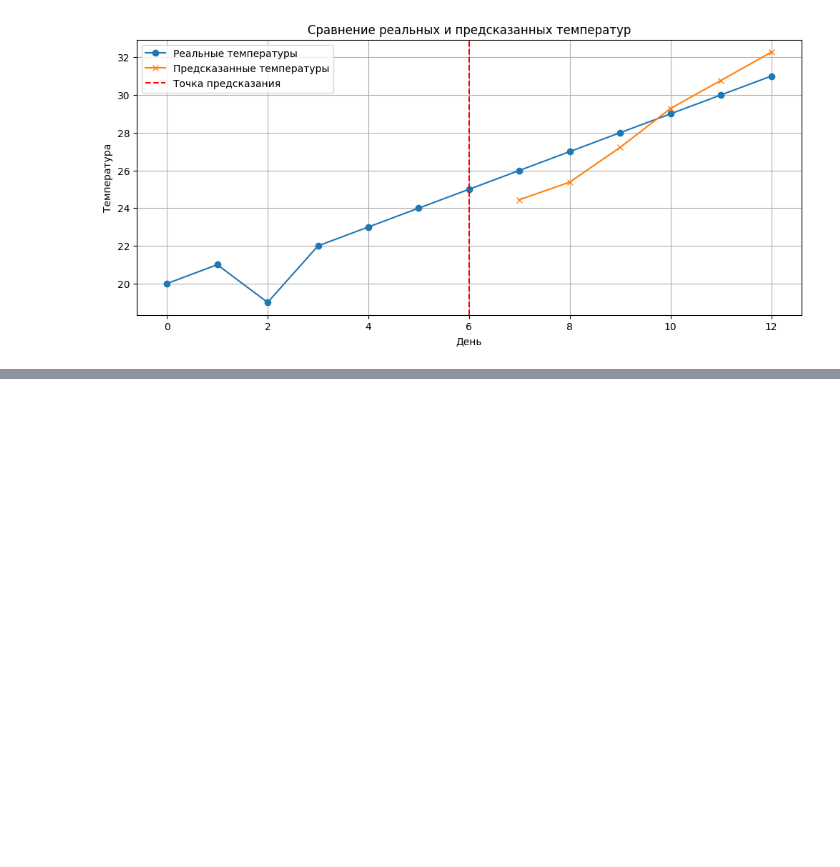
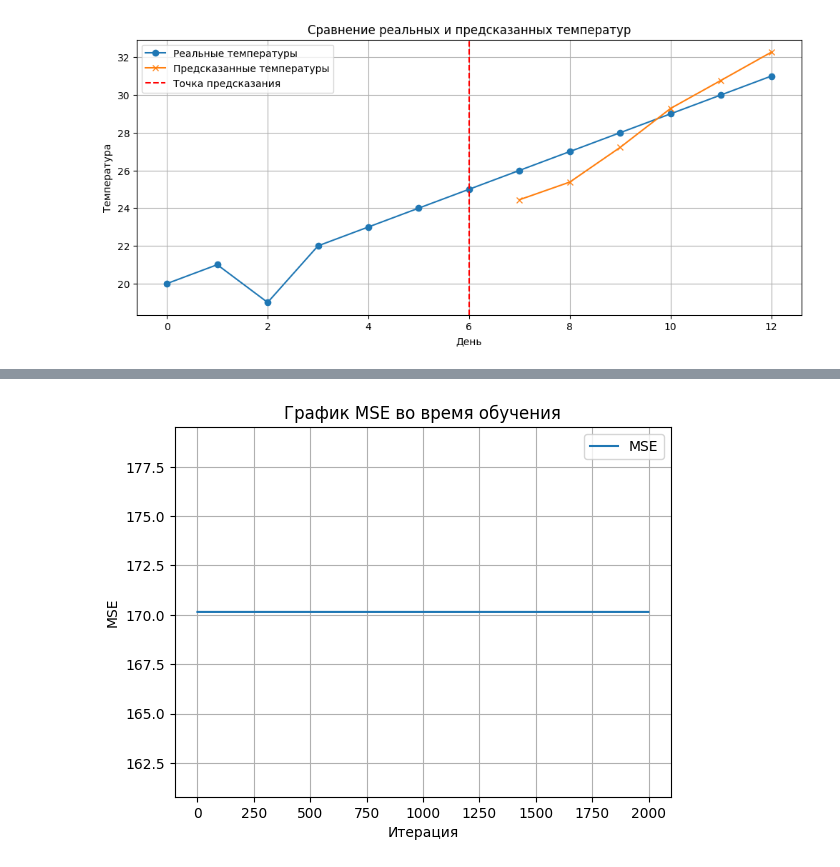
Before and after one commit to CodeHunterOfficial/AI_DataMining, a Jupyter notebook: DL/1_1_2_Многослойные_персептроны_(MLP)_для_задачи_регрессии.ipynb, the cells around one changed output, grey strips where cells are left out. Saved outputs shown, nothing was run; the diff lists cells and outputs as text; code cells hidden in the pictures; blank space fills up the shorter version.

```diff
--- a/DL/1_1_2_Многослойные_персептроны_(MLP)_для_задачи_регрессии.ipynb
+++ b/DL/1_1_2_Многослойные_персептроны_(MLP)_для_задачи_регрессии.ipynb
@@ -280,0 +274,91 @@ MLP можно использовать для самых разных зада
+# %%
+import numpy as np
+from sklearn.model_selection import train_test_split
+from sklearn.neural_network import MLPRegressor
+from sklearn.metrics import mean_squared_error
+import matplotlib.pyplot as plt
+
+class MultiplicationMLP:
+    def __init__(self, hidden_layer_sizes=(128, 128, 128), max_iter=2000):
+        """
+        Инициализация модели MLP для умножения.
+
+        :param hidden_layer_sizes: Кортеж с размерами скрытых слоев.
+        :param max_iter: Максимальное количество итераций для обучения.
+        """
+        self.hidden_layer_sizes = hidden_layer_sizes
+        self.max_iter = max_iter
+        self.model = MLPRegressor(hidden_layer_sizes=self.hidden_layer_sizes,
+                                   activation='tanh',
+                                   max_iter=self.max_iter,
+                                   random_state=42)
+
+    def generate_data(self, start=1, end=20):
+        """
+        Генерация данных для таблицы умножения.
+
+        :param start: Начальное число для генерации (включительно).
+        :param end: Конечное число для генерации (включительно).
+        :return: Входные и выходные данные.
+        """
+        X = []
+        y = []
+        for i in range(start, end + 1):
+            for j in range(start, end + 1):
+                X.append([i, j])
+                y.append(i * j)
+        return np.array(X), np.array(y)
+
+    def train(self, X, y):
+        """
+        Обучение модели на заданных данных.
+
+        :param X: Входные данные.
+        :param y: Выходные данные.
+        """
+        X_train, X_test, y_train, y_test = train_test_split(X, y, test_size=0.2, random_state=42)
+        self.model.fit(X_train, y_train)
+
+        # Сбор значений MSE для графика
+        self.mse_values = []
+        for i in range(1, self.max_iter + 1):
+            # Прогнозируем значения на тестовой выборке
+            y_pred = self.model.predict(X_test)
+            mse = mean_squared_error(y_test, y_pred)
+            self.mse_values.append(mse)
+
+        # Отображаем график MSE
+        plt.plot(self.mse_values, label='MSE')
+        plt.title('График MSE во время обучения')
+        plt.xlabel('Итерация')
+        plt.ylabel('MSE')
+        plt.legend()
+        plt.grid()
+        plt.show()
+
+        # Вывод MSE на тестовой выборке
+        final_mse = mean_squared_error(y_test, self.model.predict(X_test))
+        print(f'MSE на тестовой выборке: {final_mse}')
+
+    def predict(self, a, b):
+        """
+        Прогнозирование произведения двух чисел.
+
+        :param a: Первое число.
+        :param b: Второе число.
+        :return: Предсказанное произведение.
+        """
+        example = np.array([[a, b]])
+        return self.model.predict(example)[0]
+
+# Пример использования
+if __name__ == "__main__":
+    multiplication_model = MultiplicationMLP()
+    X, y = multiplication_model.generate_data(start=1, end=20)
+    multiplication_model.train(X, y)
+
+    # Пример предсказания
+    result = multiplication_model.predict(7, 8)
+    print(f'Предсказанный результат для 7 * 8: {result}')
+# %% [output]
+[figure, added]
```
Also changed, not shown: parts of 4 cells of this notebook.
